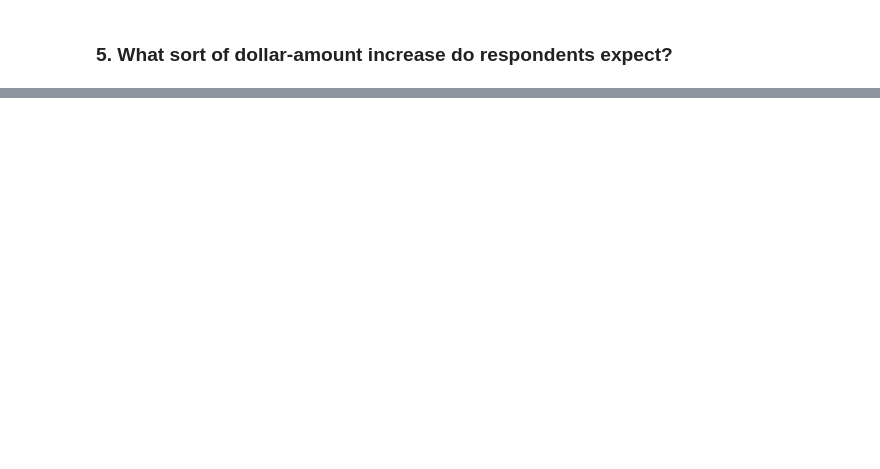
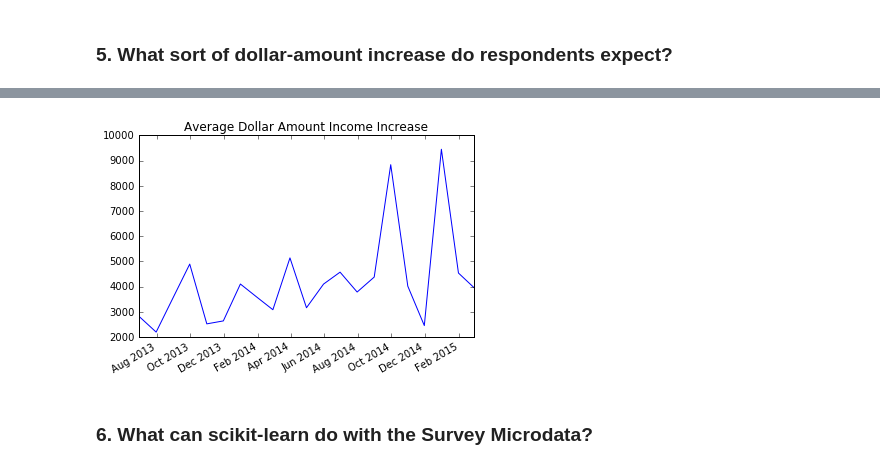
Before and after one commit to jhamski/IS602_Project, a Jupyter notebook: IS602_FinalProject_JHamski.ipynb, the cells around one changed output, grey strips where cells are left out. Saved outputs shown, nothing was run; the diff lists cells and outputs as text; code cells hidden in the pictures; blank space fills up the shorter version.

```diff
--- a/IS602_FinalProject_JHamski.ipynb
+++ b/IS602_FinalProject_JHamski.ipynb
@@ -219,0 +221,21 @@ Microeconomic survey analysis is a specialty unto itself that I do not have any
+# %%
+income = {1:10000, 2:19999, 3:29999, 4:39999, 5:49999, 6:59999, 7:74999, 8:99999, 9:149999, 10:199999, 11:200000}
+# %%
+income_exp_dollars = microdata[['Month' , 'Q25v2part2', 'Q47']].dropna()
+income_exp_dollars['Q47'].replace(income, inplace=True)
+# %%
+income_exp_dollars['Q25v2part2'] = income_exp_dollars['Q25v2part2']/100
+income_exp_dollars['Dollar'] = income_exp_dollars['Q25v2part2']*income_exp_dollars['Q47']
+income_exp_dollars = income_exp_dollars.set_index(keys='Month', drop=True)
+# %%
+dollars = income_exp_dollars.resample(rule="M",how="mean")
+# %%
+fig, ax = plt.subplots(1)
+ax.plot(dollars['Dollar'])
+fig.autofmt_xdate()
+ax.set_title('Average Dollar Amount Income Increase')
+plt.show()
+# %% [output]
+[figure, added]
+# %% [markdown]
+### 6. What can scikit-learn do with the Survey Microdata?
```
Also changed, not shown: parts of 31 cells of this notebook.
